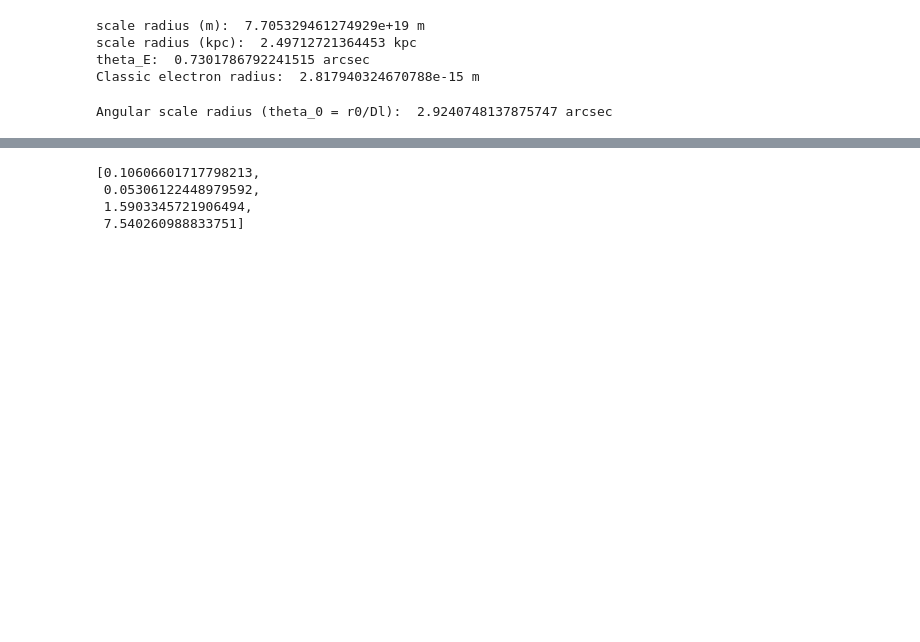
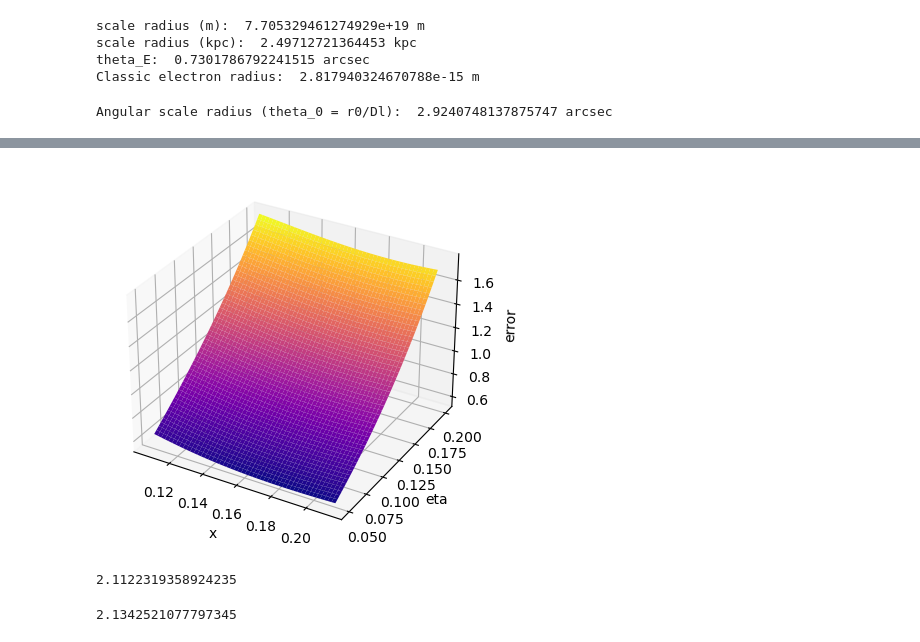
Before and after one commit to everettiantomi/lens-grav, a Jupyter notebook: perturbative/validity.ipynb, the cells around one changed output, grey strips where cells are left out. Saved outputs shown, nothing was run; the diff lists cells and outputs as text; code cells hidden in the pictures; blank space fills up the shorter version.

Commit message:
surface plot working

```diff
--- a/perturbative/validity.ipynb
+++ b/perturbative/validity.ipynb
@@ -148,29 +135,7 @@ result[1]
 # %%
-result_p = []
-for x in x_arr:
-    for i in eta_arr:
-        sie_plasma = sieplasma(theta_E_g, i, zl, c_light.decompose().value, Dl.decompose().value, Ds.decompose().value, Dls.decompose().value, psi0_plasma_num, theta_0_num, B, C, 0.07, x, x)
-        mag, dt = sie_plasma.R, sie_plasma.dt
-        tmp = [x, i, mag, dt]
-        result_p.append(tmp)
+mag_p = np.zeros((50, 50))
+for x in range(50):
+    for i in range(50):
+        sie_plasma = sieplasma(theta_E_g, eta_arr[i], zl, c_light.decompose().value, Dl.decompose().value, Ds.decompose().value, Dls.decompose().value, psi0_plasma_num, theta_0_num, B, C, 0.07, x_arr[x], x_arr[x])
+        R = sie_plasma.R
+        mag_p[x][i] = R
-# %%
-result_p[1]
-# %% [output]
-[0.10606601717798213,
- 0.05306122448979592,
- 1.5903345721906494,
- 7.540260988833751]
-# %%
-mag = []
-for i in result:
-    mag.append(i[2])
-dt = []
-for i in result:
-    dt.append(i[3])
-# %%
-mag_p = []
-for i in result_p:
-    mag_p.append(i[2])
-dt_p = []
-for i in result_p:
-    dt_p.append(i[3])
@@ -177,16 +145,23 @@ for i in result_p:
 # %%
 X, Eta = np.meshgrid(x_arr, eta_arr)
-error = np.abs(mag)
-
+error = np.abs(mag - mag_p)/mag_p*100
 fig = plt.figure()
 ax = fig.gca(projection='3d')
 ax.plot_surface(X, Eta, error, cmap='plasma')
 ax.set_xlabel('x') #to be constistent with our first convention (sorry for the mess)
 ax.set_ylabel('eta')
 ax.set_zlabel('error')
-#ax.set_zlim3d(0, 10)
-ax.view_init(40, -30)# rotate the axes (elevation angle, azimuthal angle)
 plt.show()
+# %% [output]
+[figure, added]
+# %%
+mag[25][25]
+# %% [output]
+2.1122319358924235
+# %%
+mag_p[25][25]
+# %% [output]
+2.1342521077797345
 # %%
 end_total = time.time()
 print('total time: ',(end_total-start_total)/60.,' minutes')
```
Also changed, not shown: parts of 5 cells of this notebook.
